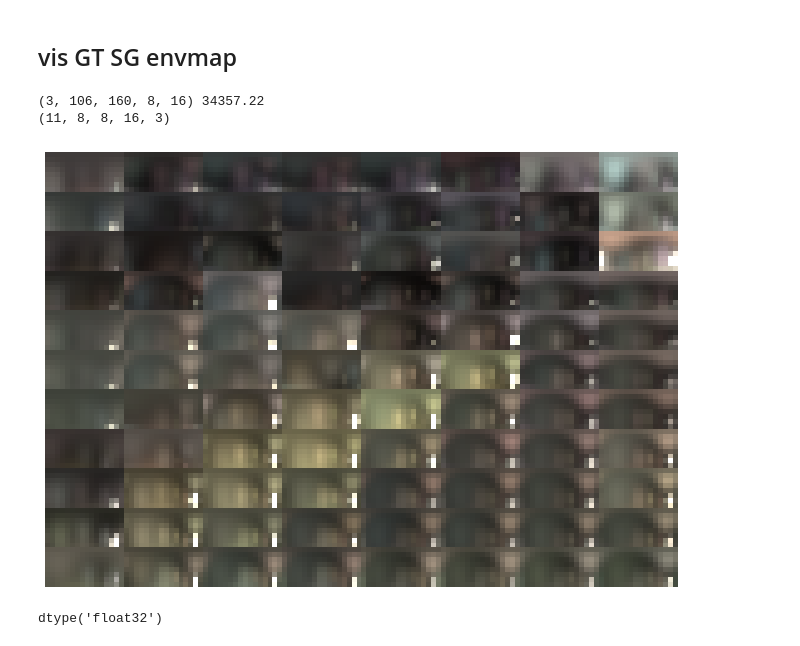
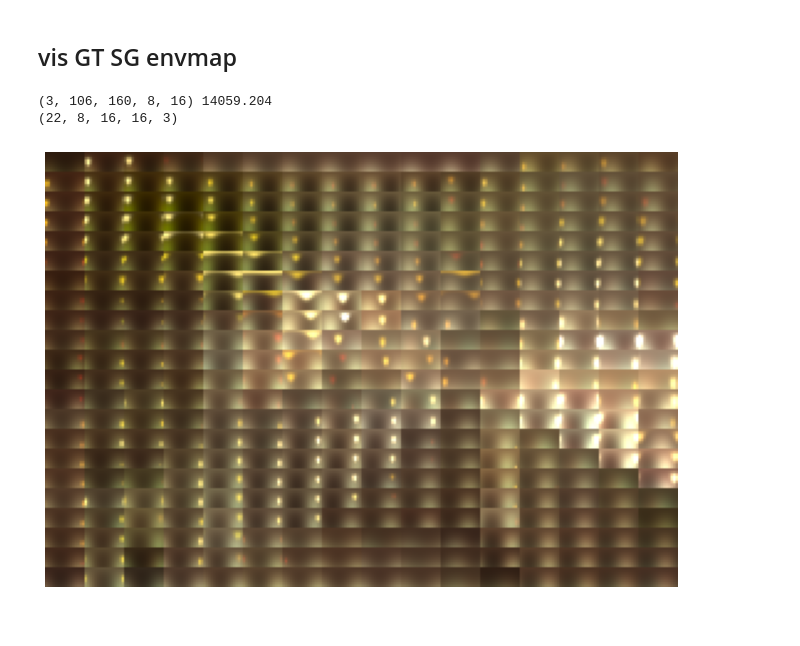
Before and after one commit to Jerrypiglet/IRISFormer_beta, a Jupyter notebook: notebooks/20211114-CVPR22-visLighting.ipynb, the cells around one changed output. Saved outputs shown, nothing was run; the diff lists cells and outputs as text; code cells hidden in the pictures.

```diff
--- a/notebooks/20211114-CVPR22-visLighting.ipynb
+++ b/notebooks/20211114-CVPR22-visLighting.ipynb
@@ -22,13 +22,14 @@ import matplotlib.pyplot as plt
 # 4, 18
 
 # single
-env_path = '/newfoundland/ruizhu/Summary_vis_20210831/20211115-154256--DATE-eval_BRDF-BS-light_MODEL_ALL_loadBRDFoffline_scaleInv_20211114-183846/925000-8_light_Pred_ori.pickle'
+# env_path = '/newfoundland/ruizhu/Summary_vis_20210831/20211115-154256--DATE-eval_BRDF-BS-light_MODEL_ALL_loadBRDFoffline_scaleInv_20211114-183846/925000-8_light_Pred_ori.pickle'
 
 # Zhengqin
-# env_path = '/newfoundland/ruizhu/Summary_vis_20210831/20211115-173442--DATE-eval_mm1_real_Zhengqin_BRDFLight_afterBS/0-4_light_Pred_ori.pickle'
+# env_path = '/newfoundland/ruizhu/Summary_vis_20210831/20211115-173442--DATE-eval_mm1_real_Zhengqin_BRDFLight_afterBS/0-9_light_Pred_ori.pickle'
+env_path = '/newfoundland/ruizhu/Summary_vis_20210831/20211116-141352--DATE-eval_mm1_real_Zhengqin_BRDFLight_afterBS/0-9_light_Pred_ori.pickle'
 
 # Multi
-# env_path = '/newfoundland/ruizhu/Summary_vis_20210831/20211115-174621--DATE-eval_mm1_real_ModelALL_lighting-DPTBRDFscaleInv-BS_20211114-183846/945000-18_light_Pred_ori.pickle'
+# env_path = '/newfoundland/ruizhu/Summary_vis_20210831/20211115-174621--DATE-eval_mm1_real_ModelALL_lighting-DPTBRDFscaleInv-BS_20211114-183846/945000-9_light_Pred_ori.pickle'
 
 env_path = env_path.replace('GT', 'Pred_Scaled')
 
@@ -51,37 +52,33 @@ envmaps_GT = envmaps_GT[[2, 1, 0], :, :, :, :]
 
 # envmaps_GT = envmaps_GT / 2.
 envmaps_GT = envmaps_GT / 2000.
 
 H_grid, W_grid, h, w = envmaps_GT.shape[1:]
 downsize_ratio = [5, 10]
 # downsize_ratio = [1, 2]
 
 # assert H_grid % downsize_ratio[0] == 0
 # assert W_grid % downsize_ratio[1] == 0
 xx, yy = np.meshgrid(np.arange(0, H_grid, downsize_ratio[0]), np.arange(0, W_grid, downsize_ratio[1]))
 a = envmaps_GT[:, xx.T, yy.T, :, :]
 a = np.clip(a**(1.0/2.2), 0., 1.)
 
 print(a.transpose(1, 3, 2, 4, 0).shape)
 # b = a.transpose(1, 3, 2, 4, 0).reshape(H_grid*h//downsize_ratio[0], W_grid*w//downsize_ratio[1], 3)
 b = a.transpose(1, 3, 2, 4, 0)
 b = b.reshape(b.shape[0]*b.shape[1], b.shape[2]*b.shape[3], 3)
 
 plt.figure(figsize=(15, 8))
 plt.box(False)
 
 plt.imshow(b)
 plt.axis('off')
 plt.show()
 
 from PIL import Image
 im = Image.fromarray((b*255.).astype(np.uint8))
 im.save("/home/ruizhu/Downloads/a.png")
 # %% [output]
-(3, 106, 160, 8, 16) 34357.22
-(11, 8, 8, 16, 3)
+(3, 106, 160, 8, 16) 14059.204
+(22, 8, 16, 16, 3)
-[figure, old version]
+[figure, new version]
-# %%
-b.dtype
-# %% [output]
-dtype('float32')
```
Also changed, not shown: parts of 2 cells of this notebook, 4 other files.
